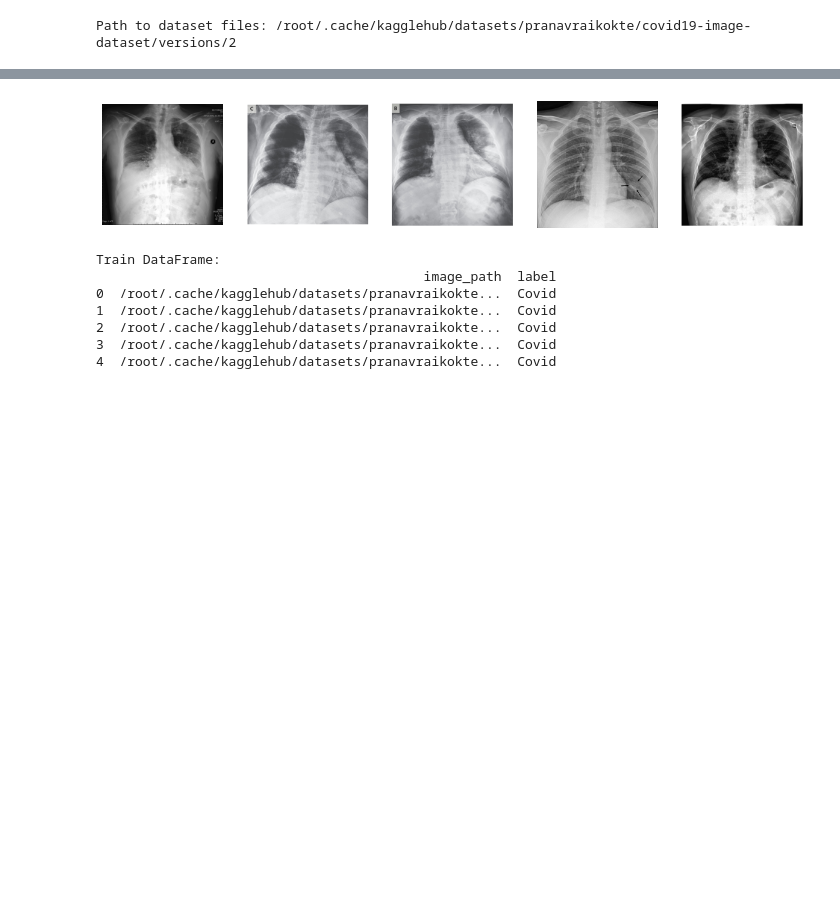
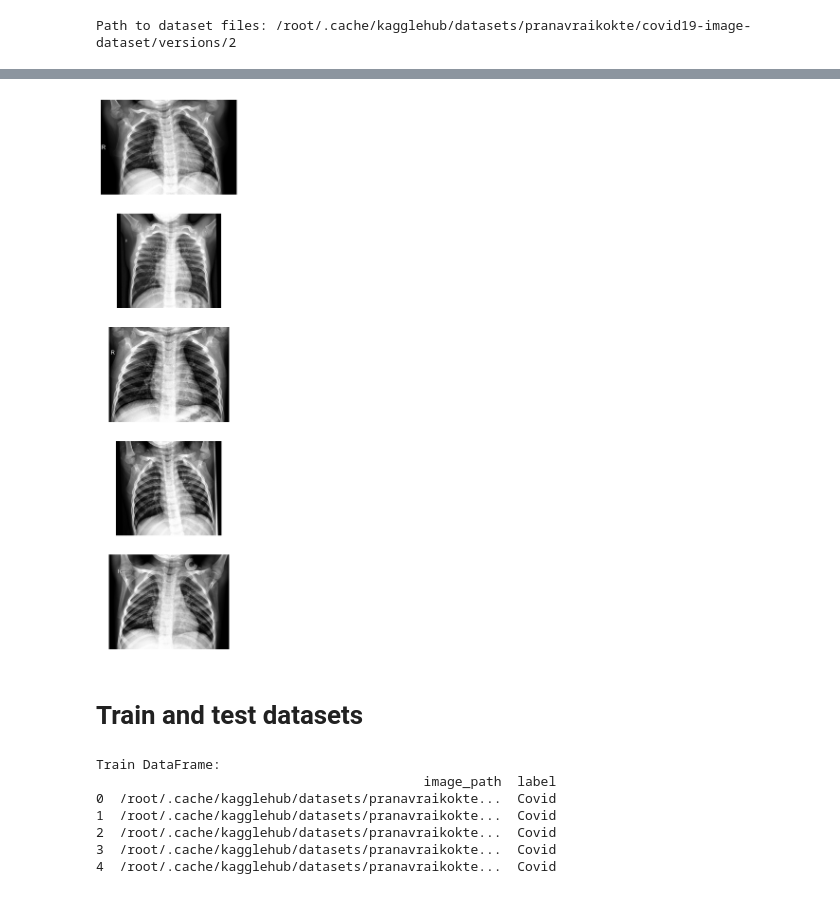
Before and after one commit to IhorKrain/CNN-Model-covid-19, a Jupyter notebook: Untitled1.ipynb, the cells around one changed output, grey strips where cells are left out. Cells and saved outputs as stored; diff of their text form; code cells hidden in the pictures; blank space fills up the shorter version.

```diff
--- a/Untitled1.ipynb
+++ b/Untitled1.ipynb
@@ -39,23 +39,25 @@ Directory: /root/.cache/kagglehub/datasets/pranavraikokte/covid19-image-dataset/
 # %%
 import os
 import matplotlib.pyplot as plt
 
-folder_path = '/root/.cache/kagglehub/datasets/pranavraikokte/covid19-image-dataset/versions/2/Covid19-dataset/test/Covid'
+folder_path = '/root/.cache/kagglehub/datasets/pranavraikokte/covid19-image-dataset/versions/2/Covid19-dataset/test/Normal'
 
 
 files = [f for f in os.listdir(folder_path) if f.endswith(('.jpeg', '.jpg', '.png'))]
 
-plt.figure(figsize=(15, 5))
+plt.figure(figsize=(25,15))
 for i, file in enumerate(files[:5]):
     image_path = os.path.join(folder_path, file)
     image = plt.imread(image_path)
-    plt.subplot(1, 5, i+1)
+    plt.subplot(5,1, i+1)
     plt.imshow(image)
     plt.axis("off")
 
 plt.show()
 # %% [output]
-[figure, old version]
+[figure, new version]
+# %% [markdown]
+# **Train and test datasets**
 # %%
 import os
 import pandas as pd
```
Also changed, not shown: parts of 16 cells of this notebook.
